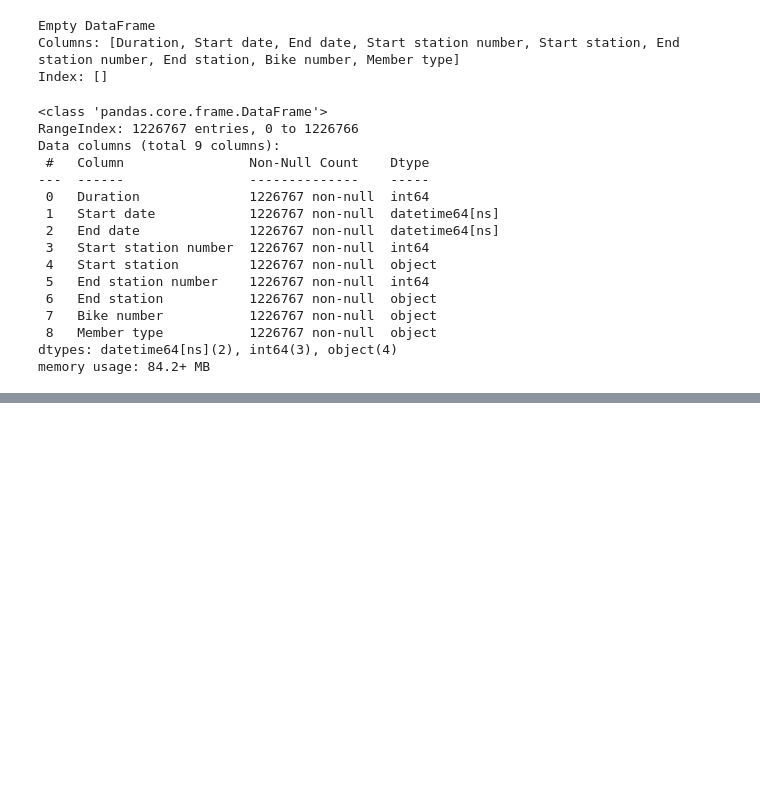
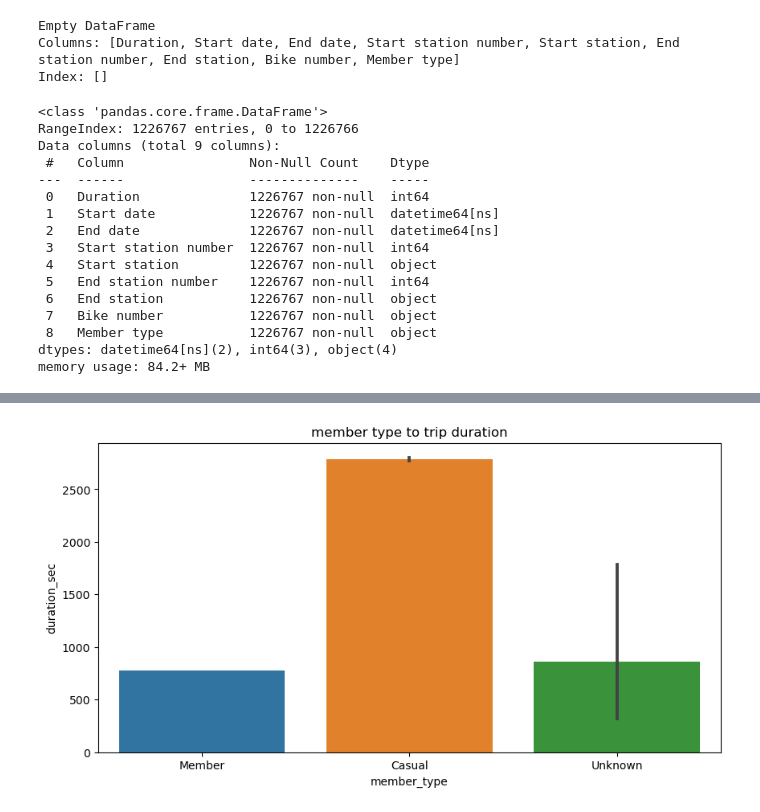
Before and after one commit to cdb8675309/Project3_Sprint-2, a Jupyter notebook: P3_S2.ipynb, the cells around one changed output, grey strips where cells are left out. Drawn from its saved outputs; the diff is of its cells as text; code cells hidden in the pictures; blank space fills up the shorter version.

Commit message:
"Commits for today, including more graphs and exploration of top 10 start/end stations"

```diff
--- a/P3_S2.ipynb
+++ b/P3_S2.ipynb
@@ -94,0 +87,3 @@ UFuncTypeError: ufunc 'add' cannot use operands with types dtype('<M8[ns]') and
+# %%
+td_2011[["Bike number"]] = td_2011[["Bike number"]].astype("str")
+td_2011.info()
@@ -94,0 +108,8 @@ UFuncTypeError: ufunc 'add' cannot use operands with types dtype('<M8[ns]') and
+# %%
+def add_underscores(td_2011):
+    td_2011.columns = td_2011.columns.str.replace(' ', '_')
+    return td_2011
+td_2011 = add_underscores(td_2011)
+# %%
+td_2011.columns = td_2011.columns.str.lower()
+td_2011
@@ -94,0 +130,9 @@ UFuncTypeError: ufunc 'add' cannot use operands with types dtype('<M8[ns]') and
+# %%
+import matplotlib.pyplot as plt
+import seaborn as sns
+fig,ax = plt.subplots(figsize=(10,5))
+sns.barplot(data=td_2011, x='member_type', y='duration_sec')
+ax.set(title="member type to trip duration")
+plt.show()
+# %% [output]
+[figure, added]
```
Also changed, not shown: parts of 13 cells of this notebook.
